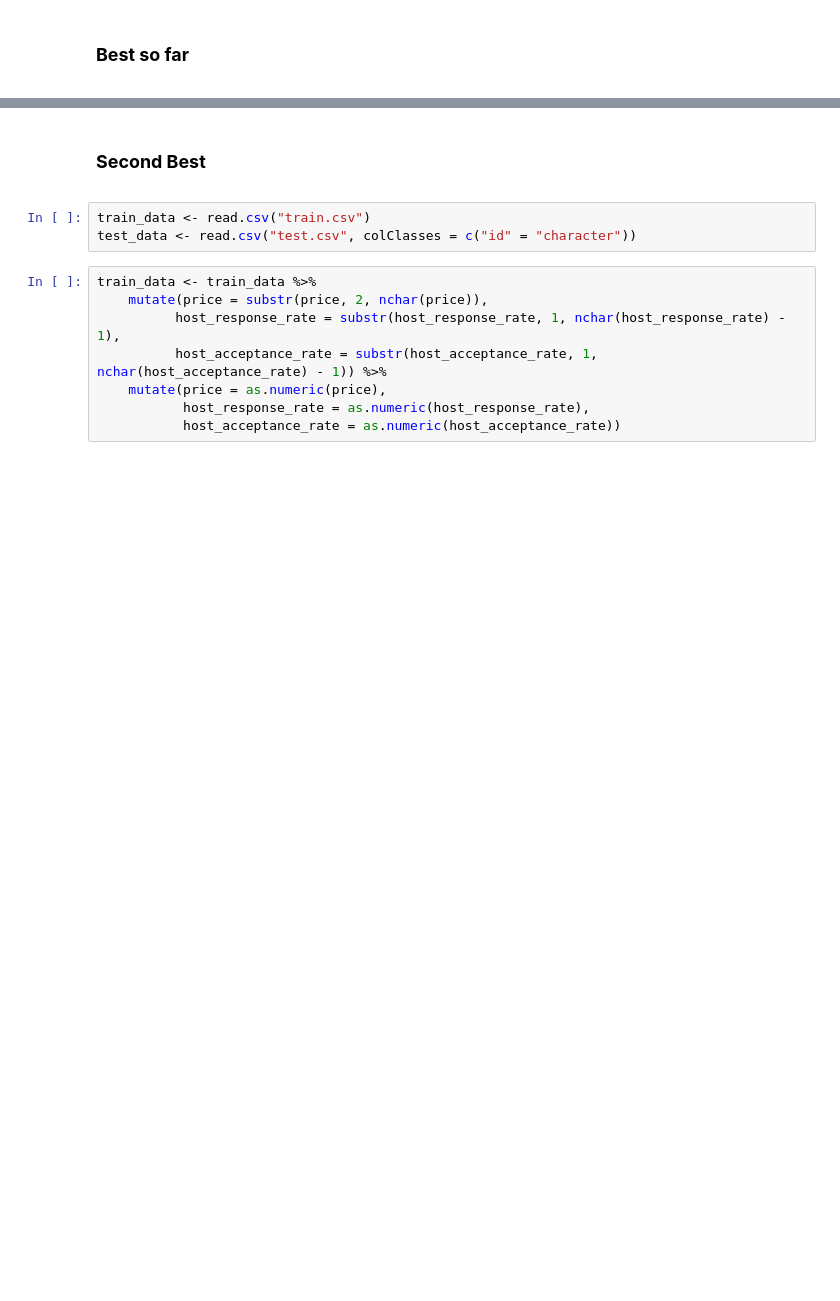
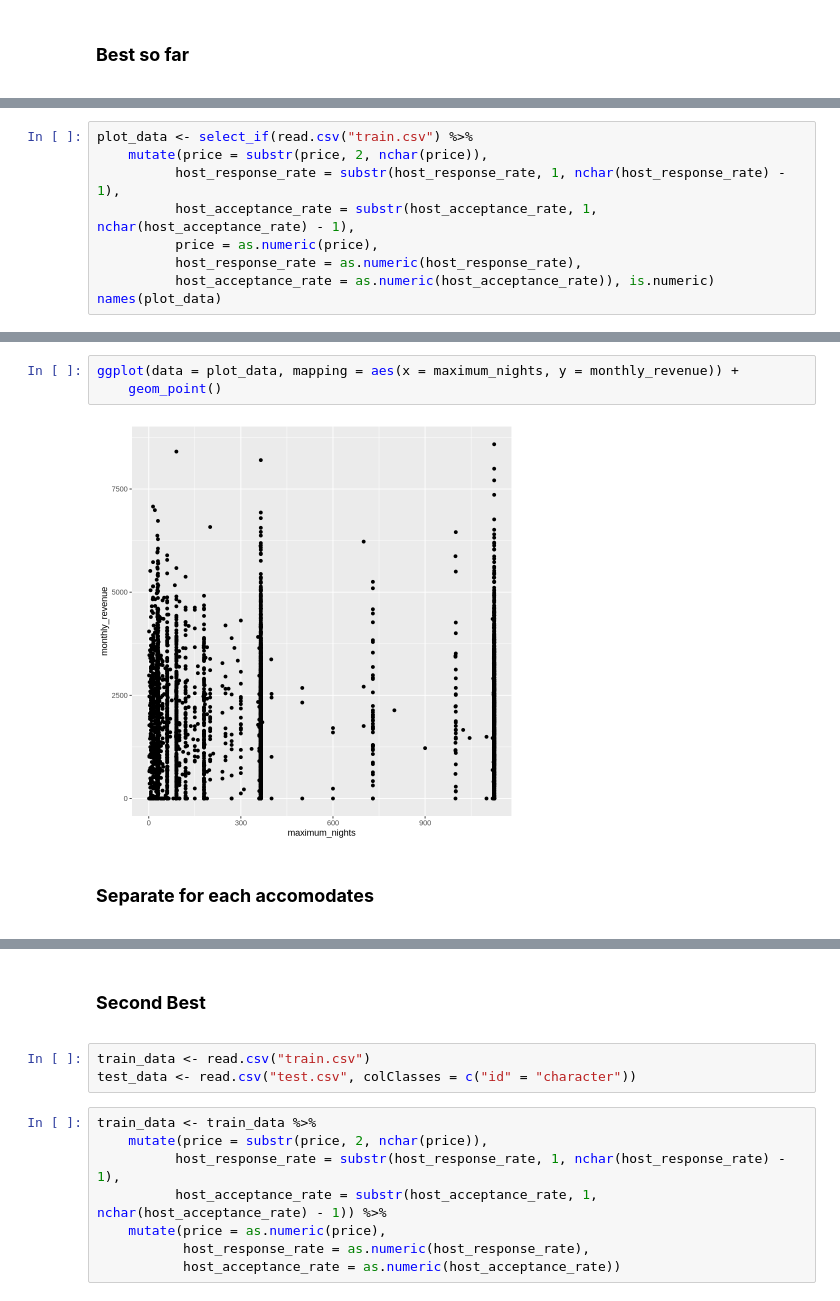
Before and after one commit to amahaj02/WIDS-Case-Comp, a Jupyter notebook: sidd.ipynb, the cells around one changed output, grey strips where cells are left out. Saved outputs shown, nothing was run; the diff lists cells and outputs as text; blank space fills up the shorter version.

```diff
--- a/sidd.ipynb
+++ b/sidd.ipynb
@@ -147,0 +171,9 @@ A data.frame: 6 × 2
+# %%
+plot_data <- select_if(read.csv("train.csv") %>%
+    mutate(price = substr(price, 2, nchar(price)),
+          host_response_rate = substr(host_response_rate, 1, nchar(host_response_rate) - 1),
+          host_acceptance_rate = substr(host_acceptance_rate, 1, nchar(host_acceptance_rate) - 1),
+          price = as.numeric(price),
+          host_response_rate = as.numeric(host_response_rate),
+          host_acceptance_rate = as.numeric(host_acceptance_rate)), is.numeric)
+names(plot_data)
@@ -147,0 +202,7 @@ A data.frame: 6 × 2
+# %%
+ggplot(data = plot_data, mapping = aes(x = maximum_nights, y = monthly_revenue)) +
+    geom_point()
+# %% [output]
+[figure, added]
+# %% [markdown]
+**<h3>Separate for each accomodates</h3>**
```
Also changed, not shown: parts of 21 cells of this notebook.
